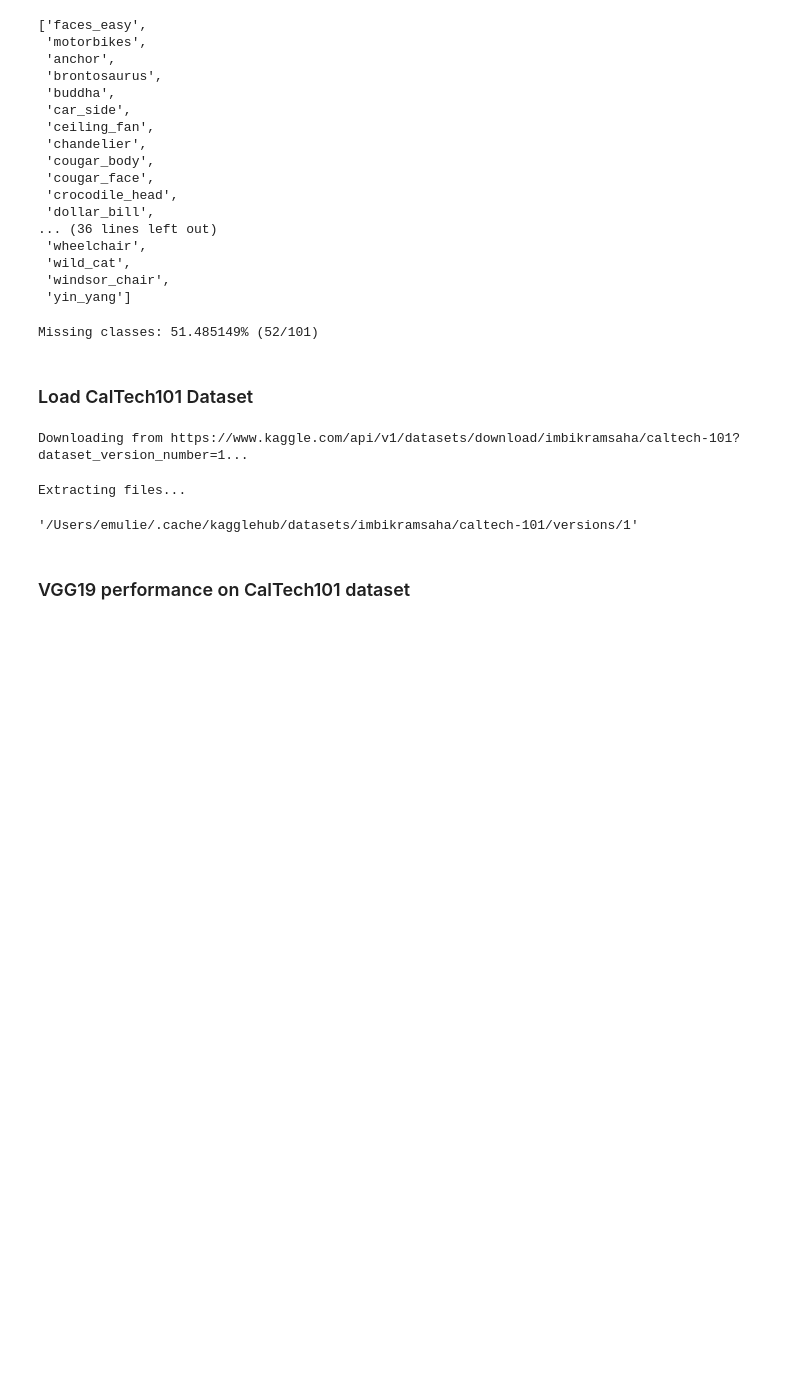
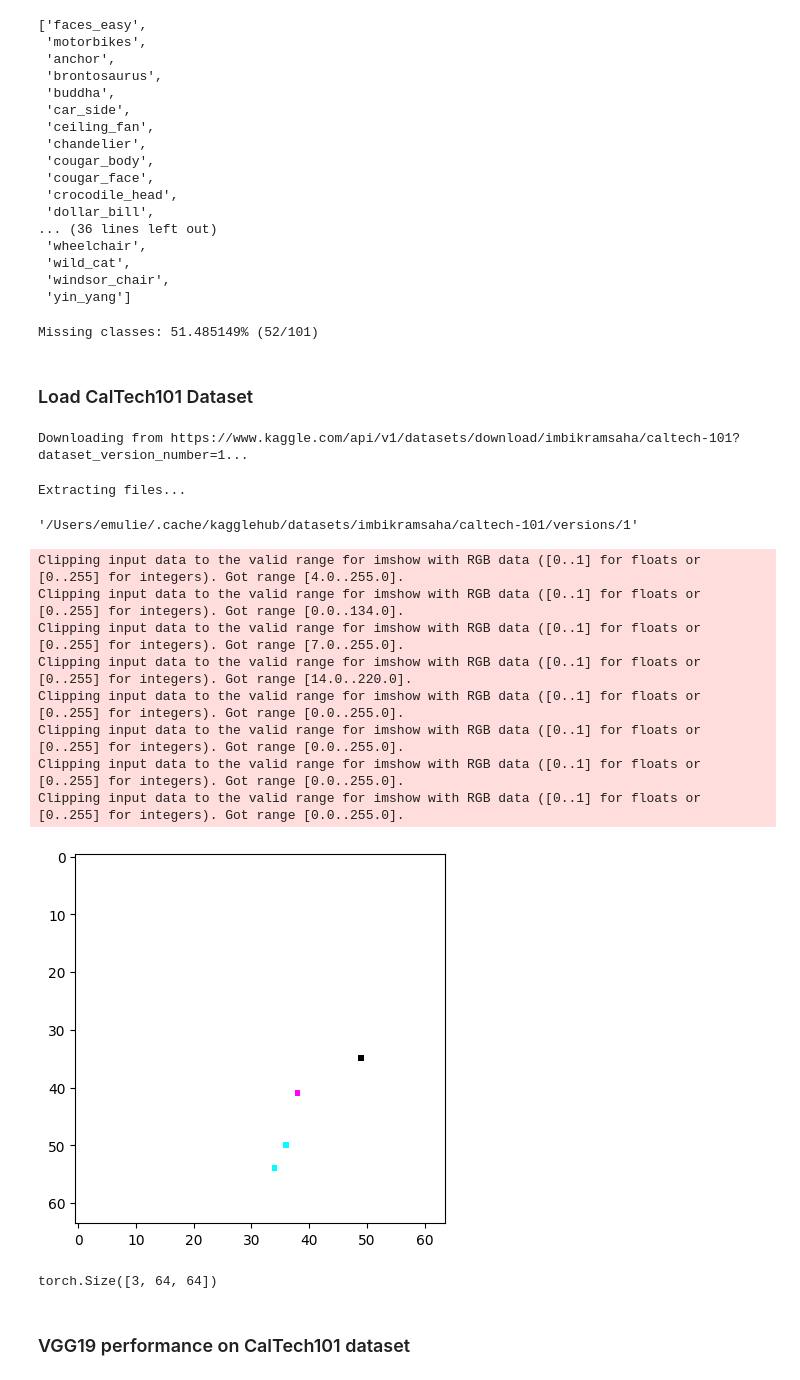
Before and after one commit to yukikongju/Miscellaneous-Projects, a Jupyter notebook: UnetScratch/playground/Fine-Tuning on another dataset.ipynb, the cells around one changed output. Drawn from its saved outputs; the diff is of its cells as text; code cells hidden in the pictures; blank space fills up the shorter version.

```diff
--- a/UnetScratch/playground/Fine-Tuning on another dataset.ipynb
+++ b/UnetScratch/playground/Fine-Tuning on another dataset.ipynb
@@ -125,3 +175,30 @@ path
+# %%
+dataset_dir = path + '/caltech-101/'
+train_dataset = Caltech101Dataset(dataset_dir, split='train')
+test_dataset = Caltech101Dataset(dataset_dir, split='test')
+
+train_dataloader = DataLoader(train_dataset, batch_size=8)
+test_dataloader = DataLoader(test_dataset, batch_size=8)
+# %%
+# --- TODO: visualize image
+batch, labels = next(iter(train_dataloader))
+# %%
+for image, label in zip(batch, labels):
+    plt.imshow(image.permute(2, 1, 0))
+# %% [output]
+Clipping input data to the valid range for imshow with RGB data ([0..1] for floats or [0..255] for integers). Got range [4.0..255.0].
+Clipping input data to the valid range for imshow with RGB data ([0..1] for floats or [0..255] for integers). Got range [0.0..134.0].
+Clipping input data to the valid range for imshow with RGB data ([0..1] for floats or [0..255] for integers). Got range [7.0..255.0].
+Clipping input data to the valid range for imshow with RGB data ([0..1] for floats or [0..255] for integers). Got range [14.0..220.0].
+Clipping input data to the valid range for imshow with RGB data ([0..1] for floats or [0..255] for integers). Got range [0.0..255.0].
+Clipping input data to the valid range for imshow with RGB data ([0..1] for floats or [0..255] for integers). Got range [0.0..255.0].
+Clipping input data to the valid range for imshow with RGB data ([0..1] for floats or [0..255] for integers). Got range [0.0..255.0].
+Clipping input data to the valid range for imshow with RGB data ([0..1] for floats or [0..255] for integers). Got range [0.0..255.0].
+[figure, added]
+# %%
+batch[0].shape
+# %% [output]
+torch.Size([3, 64, 64])
 # %% [markdown]
 ### VGG19 performance on CalTech101 dataset
 # %%
```
Also changed, not shown: parts of 6 cells of this notebook, 1 other file.
